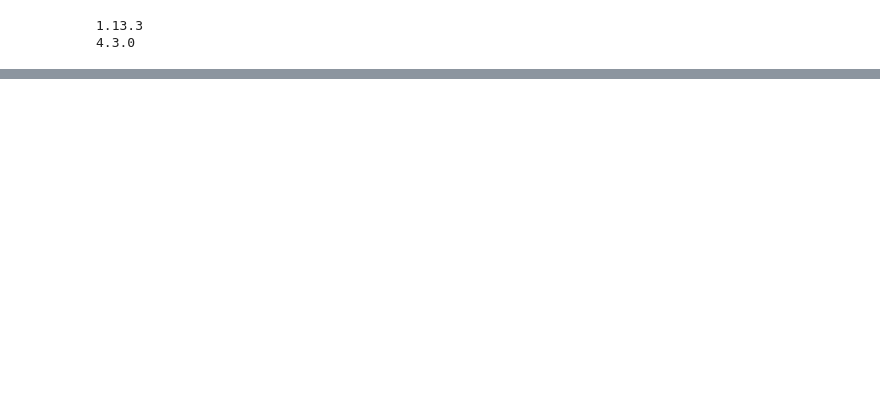
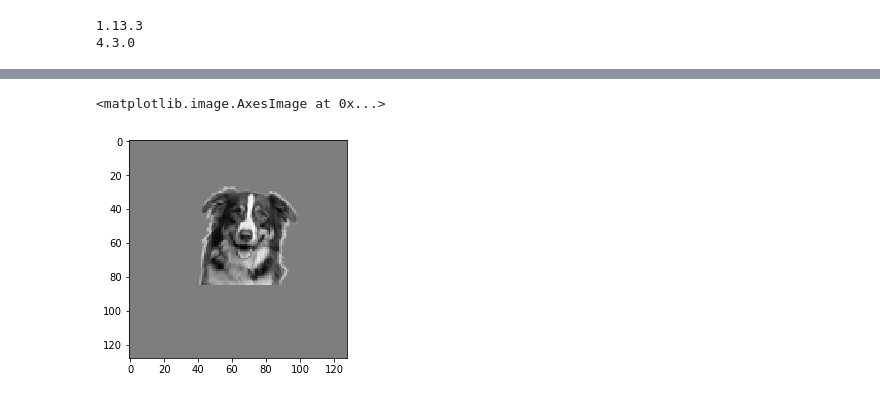
Before and after one commit to oracleofnj/spectral-repr-cnns, a Jupyter notebook: src/Untitled.ipynb, the cells around one changed output, grey strips where cells are left out. Saved outputs shown, nothing was run; the diff lists cells and outputs as text; code cells hidden in the pictures; blank space fills up the shorter version.

```diff
--- a/src/Untitled.ipynb
+++ b/src/Untitled.ipynb
@@ -41,0 +76,5 @@ for i in range(10):
+# %%
+plt.imshow(dogs[0,0], cmap='gray')
+# %% [output]
+<matplotlib.image.AxesImage at 0x...>
+[figure, added]
```
Also changed, not shown: parts of 18 cells of this notebook, 1 other file.
